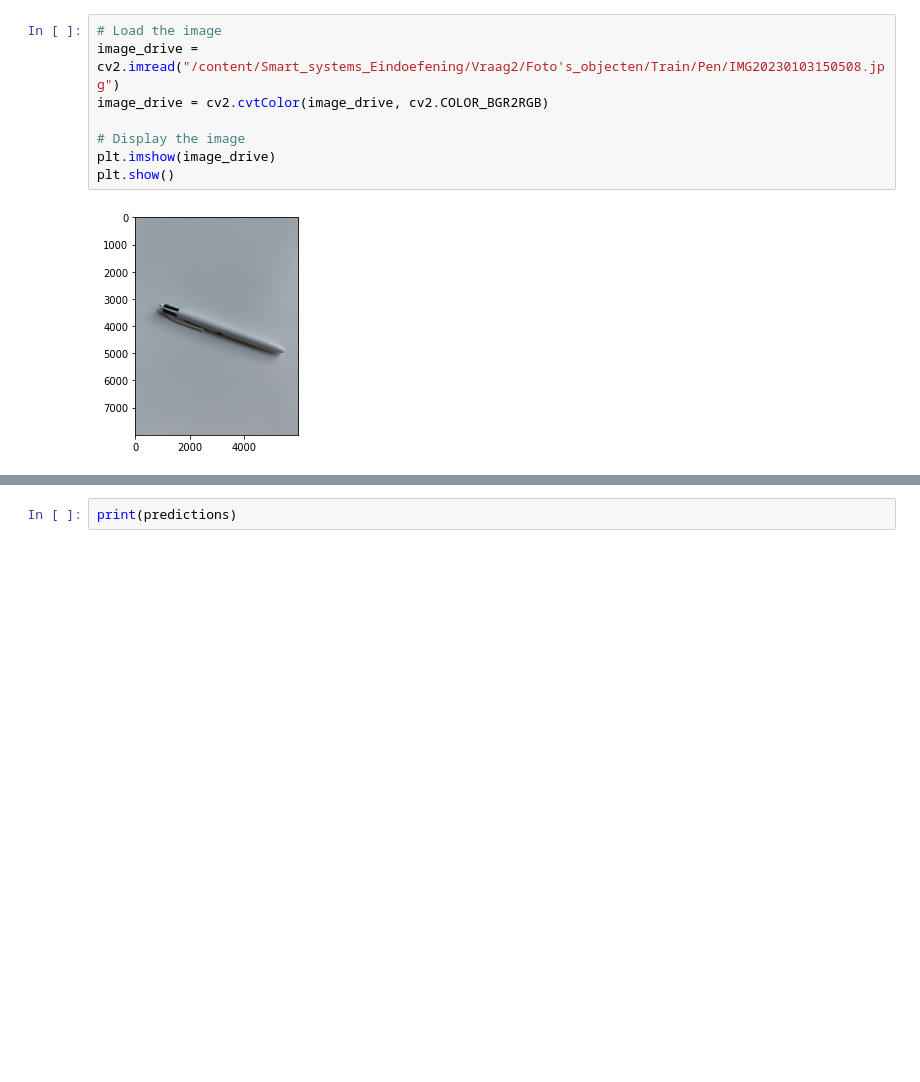
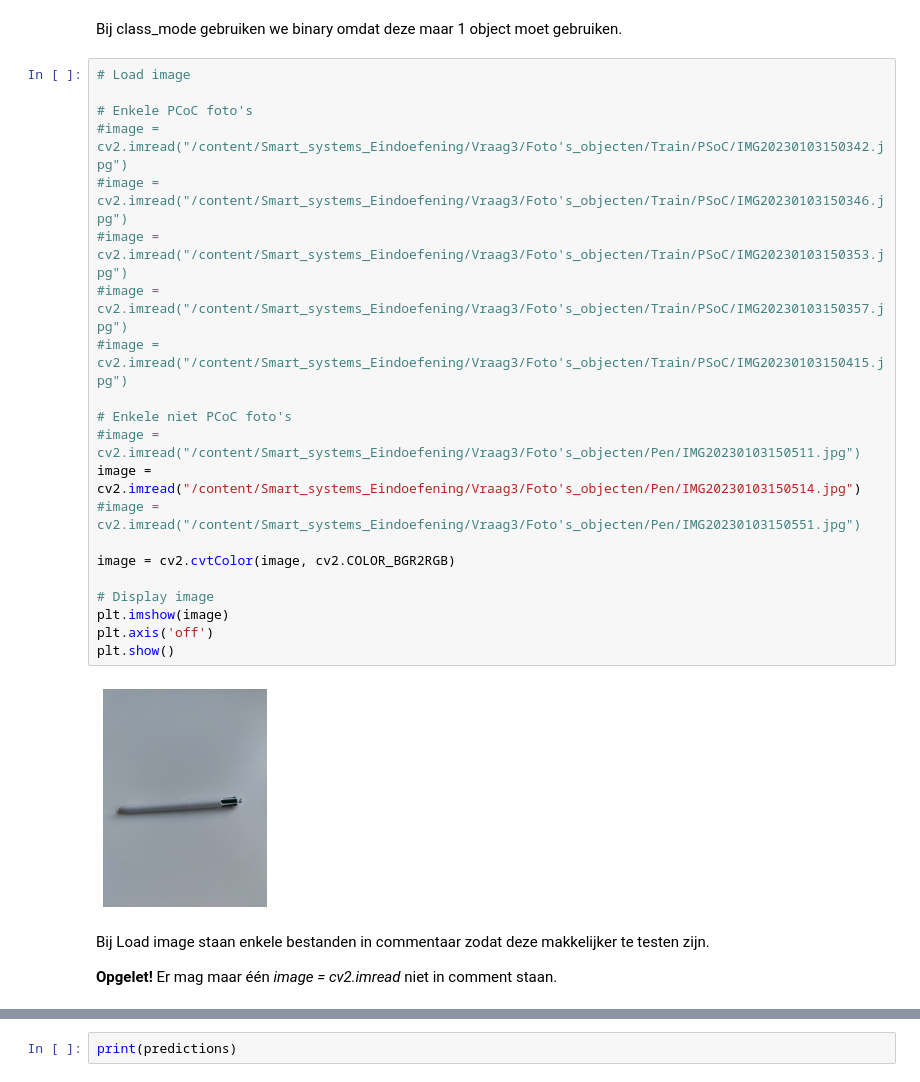
Before and after one commit to GijsJackersPXL/Smart_systems_Eindoefening, a Jupyter notebook: Indienen/Vraag3_SS.ipynb, the cells around one changed output, grey strips where cells are left out. Saved outputs shown, nothing was run; the diff lists cells and outputs as text; blank space fills up the shorter version.

```diff
--- a/Indienen/Vraag3_SS.ipynb
+++ b/Indienen/Vraag3_SS.ipynb
@@ -65,13 +59,32 @@ Found 14 images belonging to 1 classes.
 <keras.callbacks.History at 0x...>
-# %%
-# Load the image
-image_drive = cv2.imread("/content/Smart_systems_Eindoefening/Vraag2/Foto's_objecten/Train/Pen/IMG20230103150508.jpg")
-image_drive = cv2.cvtColor(image_drive, cv2.COLOR_BGR2RGB)
-
-# Display the image
-plt.imshow(image_drive)
-plt.show()
-# %% [output]
-[figure, removed]
+# %% [markdown]
+Bij class_mode gebruiken we binary omdat deze maar 1 object moet gebruiken.
+# %%
+# Load image
+
+# Enkele PCoC foto's
+#image = cv2.imread("/content/Smart_systems_Eindoefening/Vraag3/Foto's_objecten/Train/PSoC/IMG20230103150342.jpg")
+#image = cv2.imread("/content/Smart_systems_Eindoefening/Vraag3/Foto's_objecten/Train/PSoC/IMG20230103150346.jpg")
+#image = cv2.imread("/content/Smart_systems_Eindoefening/Vraag3/Foto's_objecten/Train/PSoC/IMG20230103150353.jpg")
+#image = cv2.imread("/content/Smart_systems_Eindoefening/Vraag3/Foto's_objecten/Train/PSoC/IMG20230103150357.jpg")
+#image = cv2.imread("/content/Smart_systems_Eindoefening/Vraag3/Foto's_objecten/Train/PSoC/IMG20230103150415.jpg")
+
+# Enkele niet PCoC foto's
+#image = cv2.imread("/content/Smart_systems_Eindoefening/Vraag3/Foto's_objecten/Pen/IMG20230103150511.jpg")
+image = cv2.imread("/content/Smart_systems_Eindoefening/Vraag3/Foto's_objecten/Pen/IMG20230103150514.jpg")
+#image = cv2.imread("/content/Smart_systems_Eindoefening/Vraag3/Foto's_objecten/Pen/IMG20230103150551.jpg")
+
+image = cv2.cvtColor(image, cv2.COLOR_BGR2RGB)
+
+# Display image
+plt.imshow(image)
+plt.axis('off')
+plt.show()
+# %% [output]
+[figure, added]
+# %% [markdown]
+Bij Load image staan enkele bestanden in commentaar zodat deze makkelijker te testen zijn.
+
+**Opgelet!** Er mag maar één *image = cv2.imread* niet in comment staan.
 # %%
 def preprocess_image(image, grayscale=False, data_augmentation=False):
```
Also changed, not shown: parts of 9 cells of this notebook.
